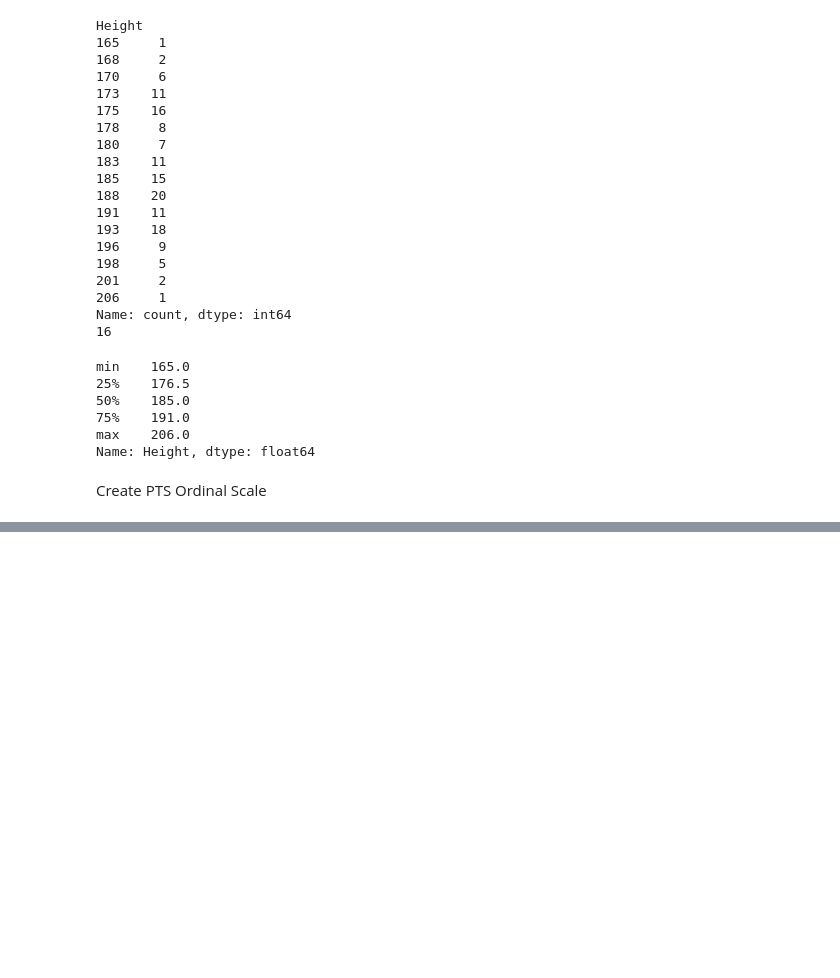
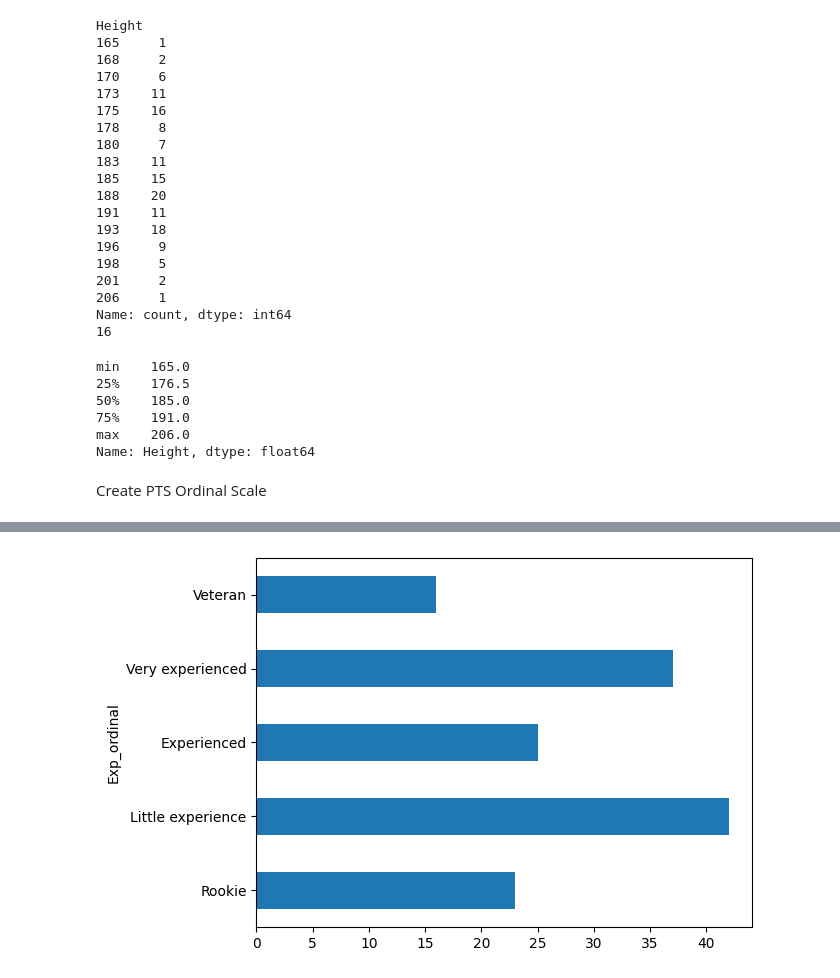
Before and after one commit to dnlsyfq/kaggle_wnba_player_stats, a Jupyter notebook: statistical-analysis-walkthrough.ipynb, the cells around one changed output, grey strips where cells are left out. Cells and saved outputs as stored; diff of their text form; code cells hidden in the pictures; blank space fills up the shorter version.

```diff
--- a/statistical-analysis-walkthrough.ipynb
+++ b/statistical-analysis-walkthrough.ipynb
@@ -353,0 +403,23 @@ df['Age'].describe(percentiles=[.75,.50,.95]).reset_index().query(" index=='75%'
+# %%
+def get_exp_years(x):
+    if x == 0:
+        return 'Rookie'
+    elif (x >= 1) and (x <= 3):
+        return 'Little experience'
+    elif (x >= 4) and (x <= 5):
+        return 'Experienced'
+    elif (x > 5) and (x <= 10):
+        return 'Very experienced'
+    elif (x > 10):
+        return 'Veteran'
+# %%
+df['Experience'].replace('R',0,inplace=True)
+# %%
+df['Experience'] = df['Experience'].astype(int)
+# %%
+df['Exp_ordinal'] = df['Experience'].apply(get_exp_years)
+# %%
+df['Exp_ordinal'].value_counts()[['Rookie','Little experience','Experienced','Very experienced','Veteran']].plot.barh()
+plt.show()
+# %% [output]
+[figure, added]
```
Also changed, not shown: parts of 13 cells of this notebook.
